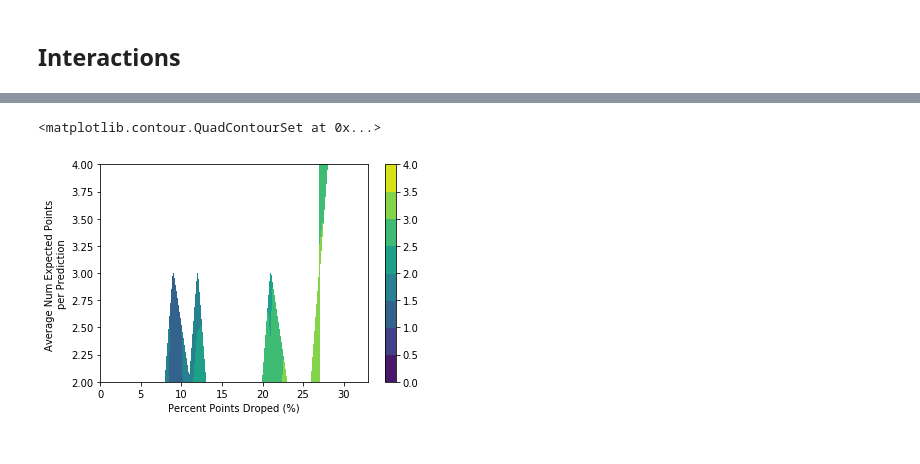
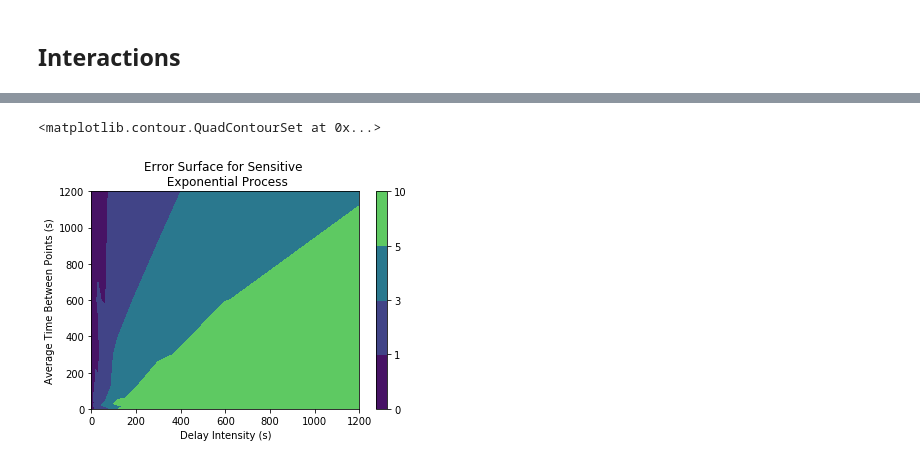
Before and after one commit to Paxanator/stateful-simulator, a Jupyter notebook: experiments/Scratch pad.ipynb, the cells around one changed output, grey strips where cells are left out. Saved outputs shown, nothing was run; the diff lists cells and outputs as text; code cells hidden in the pictures.

```diff
--- a/experiments/Scratch pad.ipynb
+++ b/experiments/Scratch pad.ipynb
@@ -59,19 +77,18 @@ Text(0, 0.5, 'RMSE')
 # %%
 import numpy as np
 import matplotlib.pyplot as plt
-import numpy.ma as ma
-def make_contour_plot(df):
-    pivoted = df.pivot_table(index="average_expected_number_obs",
-                             columns=["percent_points_missed"],
+def make_contour_plot(df,levels,title):
+    pivoted = df.pivot_table(index="periodicity_s",
+                             columns=["delay_intensity_s"],
                              values="rmse_difference",
                              aggfunc='mean')
     X = pivoted.columns.values
     Y = pivoted.index.values
     Z = pivoted.values
-    Zm = ma.masked_invalid(Z)
     x,y = np.meshgrid(X, Y)
-    mesh = plt.contourf(x, y, Zm)
-    mesh.ax.set_xlabel("Percent Points Droped (%)")
-    mesh.ax.set_ylabel("Average Num Expected Points \nper Prediction")
+    mesh = plt.contourf(x, y, Z,levels=levels)
+    mesh.ax.set_xlabel("Delay Intensity (s)")
+    mesh.ax.set_ylabel("Average Time Between Points (s)")
+    mesh.ax.set_title(title)
     plt.colorbar(mesh)
     return mesh
@@ -86,5 +95,8 @@ make_contour_plot(interactions[interactions["sensitive"] == True])
-# %%
-make_contour_plot(interactions[interactions["sensitive"] == False])
-# %% [output]
-<matplotlib.contour.QuadContourSet at 0x...>
-[figure, removed]
+# %%
+interactions = pd.read_csv(make_path("interaction.csv"))
+make_contour_plot(interactions[interactions["sensitive"] == True],
+                  levels=[0,1,3,5,10],
+                  title = "Error Surface for Sensitive \n Exponential Process")
+# %% [output]
+<matplotlib.contour.QuadContourSet at 0x...>
+[figure, added]
```
Also changed, not shown: parts of 18 cells of this notebook, 2 other files.
